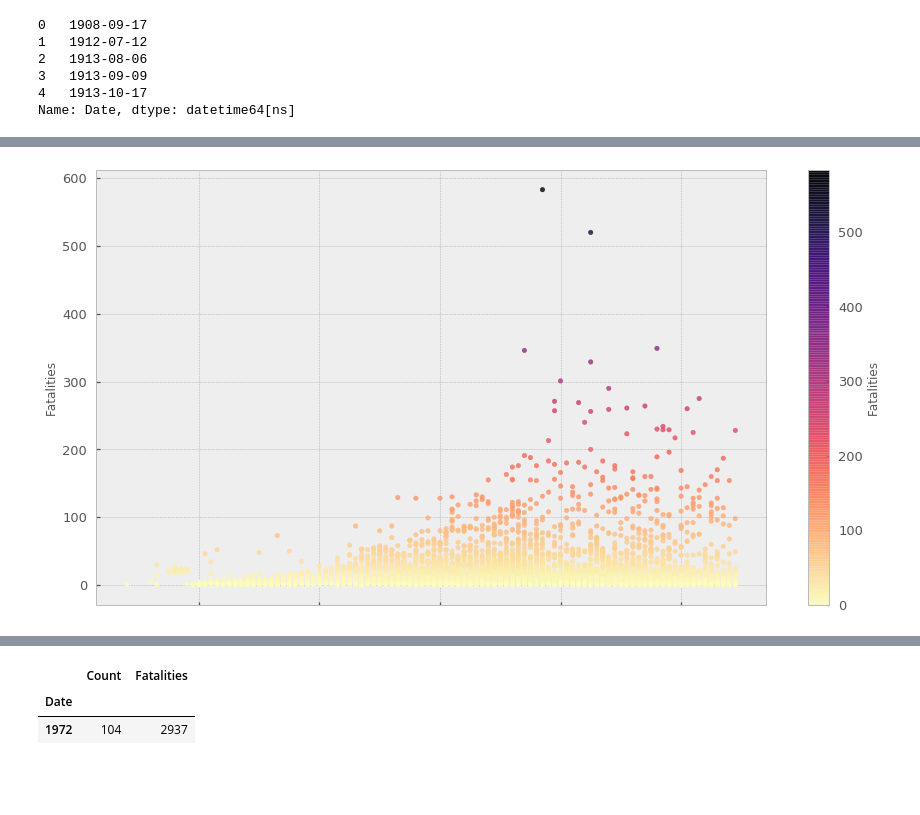
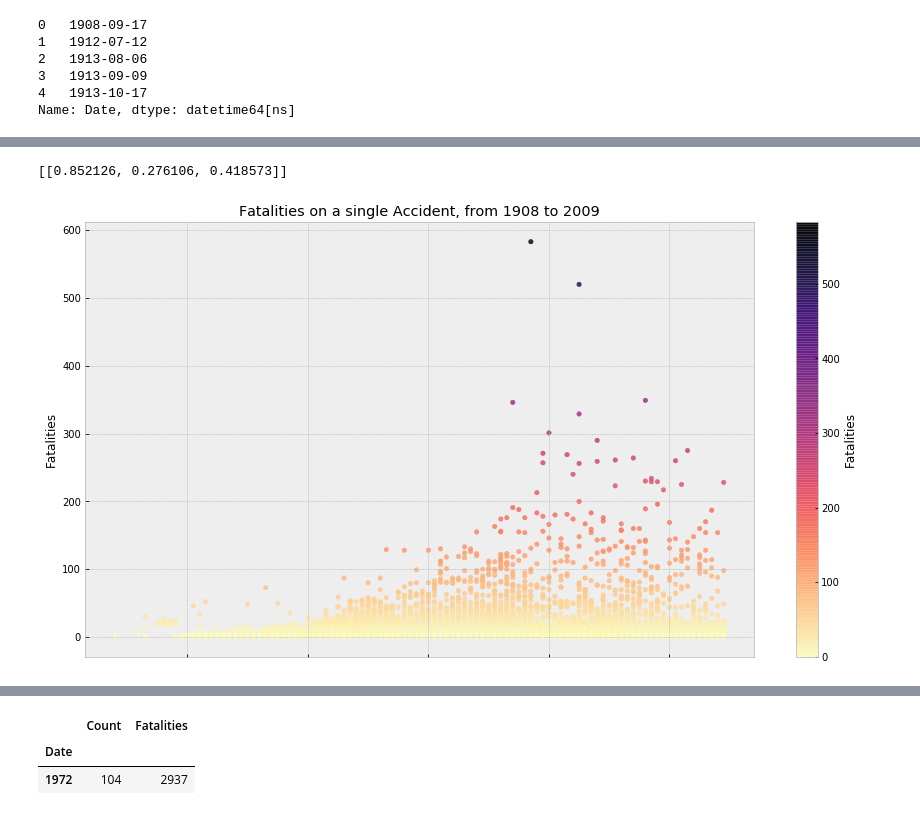
Before and after one commit to CatarinaL/GroupDataVizProjectDIT, a Jupyter notebook: ExploratoryDataAnalysis.ipynb, the cells around one changed output, grey strips where cells are left out. Saved outputs shown, nothing was run; the diff lists cells and outputs as text; code cells hidden in the pictures; blank space fills up the shorter version.

```diff
--- a/ExploratoryDataAnalysis.ipynb
+++ b/ExploratoryDataAnalysis.ipynb
@@ -75,19 +189,26 @@ Name: Date, dtype: datetime64[ns]
+# %%
+my_pink
+# %% [output]
+[[0.852126, 0.276106, 0.418573]]
 # %%
 year = df.Date.dt.year
 fatalities = df.Fatalities
 d={"Year": year, "Fatalities": fatalities}
 
 fatalities_year = pd.DataFrame(data=d)
 fatalities_year
 fatalities_year.plot.scatter(x="Year",y="Fatalities",
                              c='Fatalities', cmap='magma_r', alpha=0.8,
                              figsize=(15,8)
                             )
+plt.xlabel("Years")
+plt.title("Fatalities on a single Accident, from 1908 to 2009")
 plt.show()
 
 #TODO: aggregate fatalities and ground for a more figure of deaths by accident
+#TODO: ratios
 # %% [output]
-[figure, old version]
+[figure, new version]
 # %%
 #Number of accidents recorded by year
 crashes_year = df.groupby(df.Date.dt.year)[["Date"]].count()
```
Also changed, not shown: parts of 19 cells of this notebook, 9 other files.
